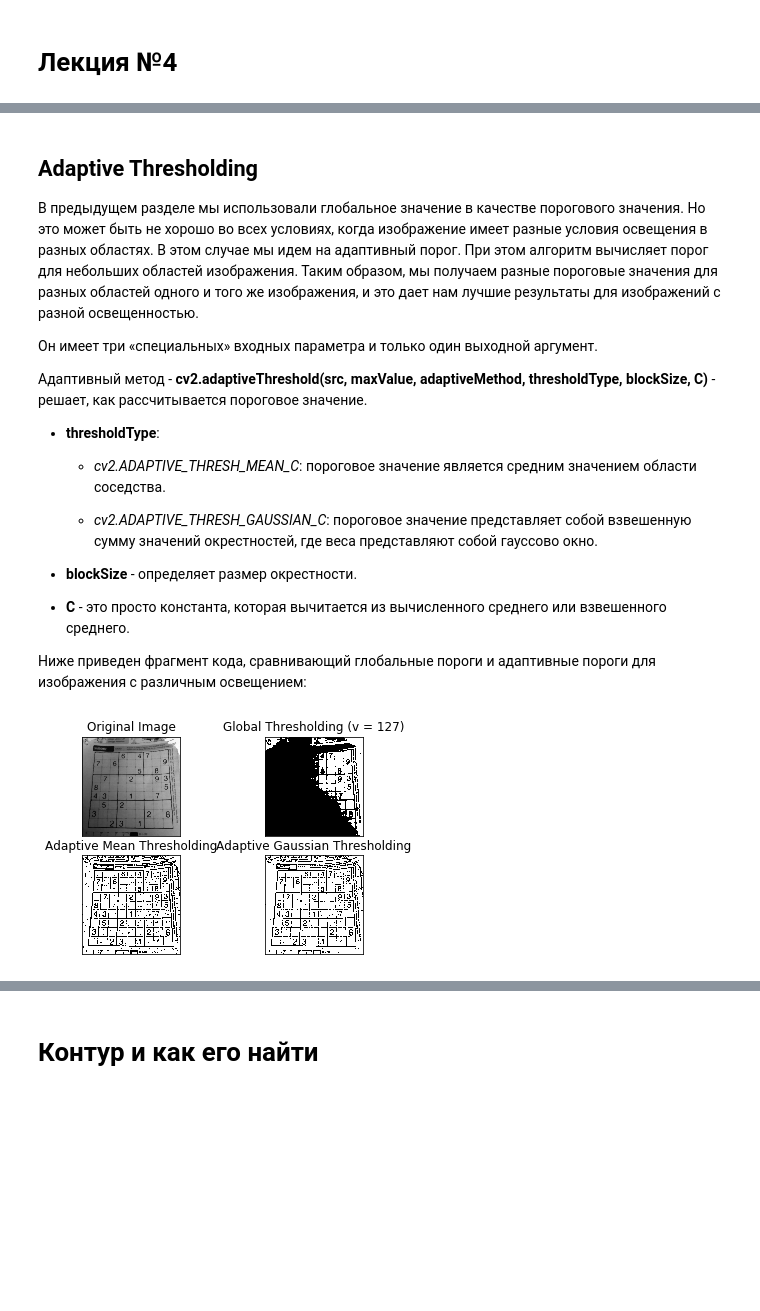
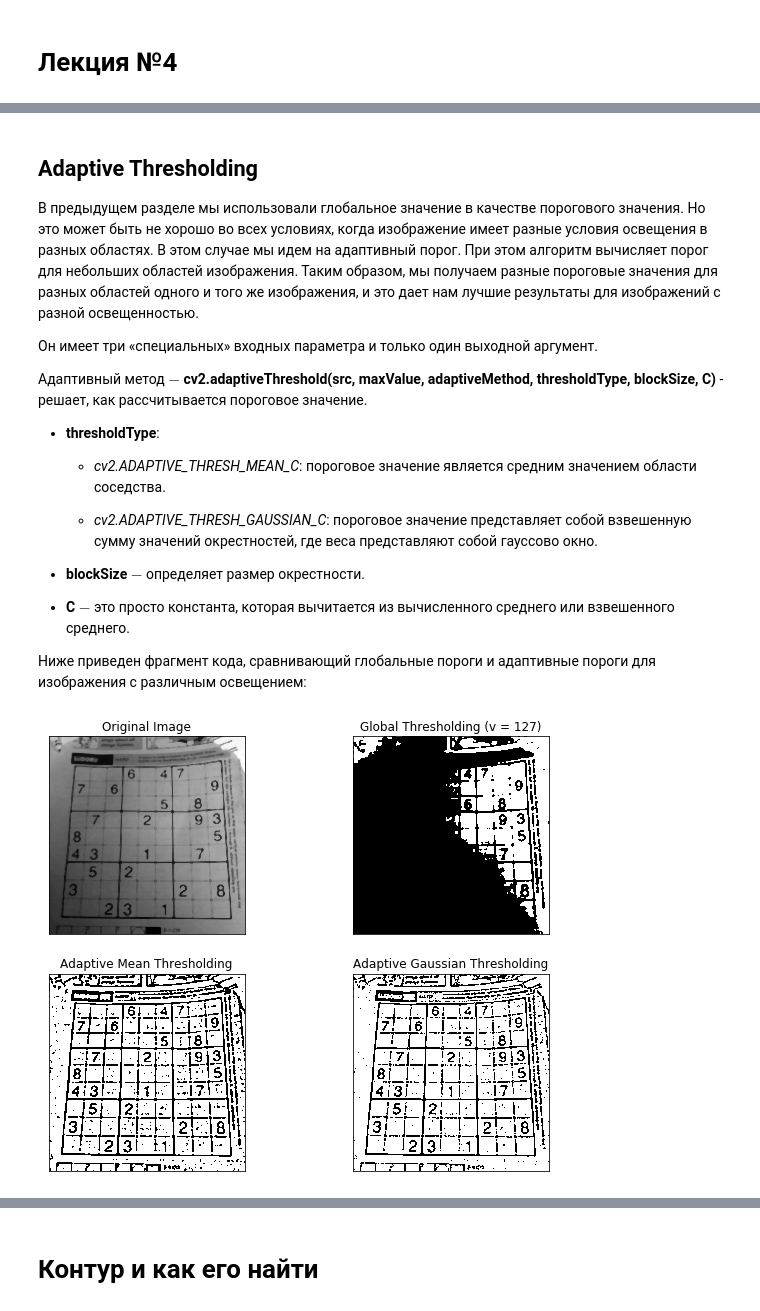
Before and after one commit to Keleas/CV_WOS, a Jupyter notebook: lessons/Lecture_4.ipynb, the cells around one changed output, grey strips where cells are left out. Saved outputs shown, nothing was run; the diff lists cells and outputs as text; code cells hidden in the pictures; blank space fills up the shorter version.

```diff
--- a/lessons/Lecture_4.ipynb
+++ b/lessons/Lecture_4.ipynb
@@ -50,32 +51,33 @@ plt.show()
 
 Он имеет три «специальных» входных параметра и только один выходной аргумент.
 
-Адаптивный метод - **cv2.adaptiveThreshold(src, maxValue, adaptiveMethod, thresholdType, blockSize, C)** - решает, как рассчитывается пороговое значение.
+Адаптивный метод $-$ **cv2.adaptiveThreshold(src, maxValue, adaptiveMethod, thresholdType, blockSize, C)** - решает, как рассчитывается пороговое значение.
 
 * **thresholdType**:
     * *cv2.ADAPTIVE_THRESH_MEAN_C*: пороговое значение является средним значением области соседства.
 
     * *cv2.ADAPTIVE_THRESH_GAUSSIAN_C*: пороговое значение представляет собой взвешенную сумму значений окрестностей, где веса представляют собой гауссово окно.
 
-* **blockSize** - определяет размер окрестности.
+* **blockSize** $-$ определяет размер окрестности.
 
-* **C** - это просто константа, которая вычитается из вычисленного среднего или взвешенного среднего.
+* **C** $-$ это просто константа, которая вычитается из вычисленного среднего или взвешенного среднего.
 
 Ниже приведен фрагмент кода, сравнивающий глобальные пороги и адаптивные пороги для изображения с различным освещением:
 # %%
 img = cv2.imread('img/sudoku.jpg')
 img = cv2.cvtColor(img, cv2.COLOR_RGB2GRAY)
 img = cv2.medianBlur(img,5)
 ret,th1 = cv2.threshold(img,127,255,cv2.THRESH_BINARY)
 th2 = cv2.adaptiveThreshold(img,255,cv2.ADAPTIVE_THRESH_MEAN_C,cv2.THRESH_BINARY,11,2)
 th3 = cv2.adaptiveThreshold(img,255,cv2.ADAPTIVE_THRESH_GAUSSIAN_C,cv2.THRESH_BINARY,11,2)
 titles = ['Original Image', 'Global Thresholding (v = 127)',
             'Adaptive Mean Thresholding', 'Adaptive Gaussian Thresholding']
 images = [img, th1, th2, th3]
+plt.figure(figsize=(10,8))
 for i in range(4):
     plt.subplot(2,2,i+1),plt.imshow(images[i],'gray')
     plt.title(titles[i])
     plt.xticks([]),plt.yticks([])
 plt.show()
 # %% [output]
-[figure, old version]
+[figure, new version]
```
Also changed, not shown: parts of 18 cells of this notebook, 2 other files.
